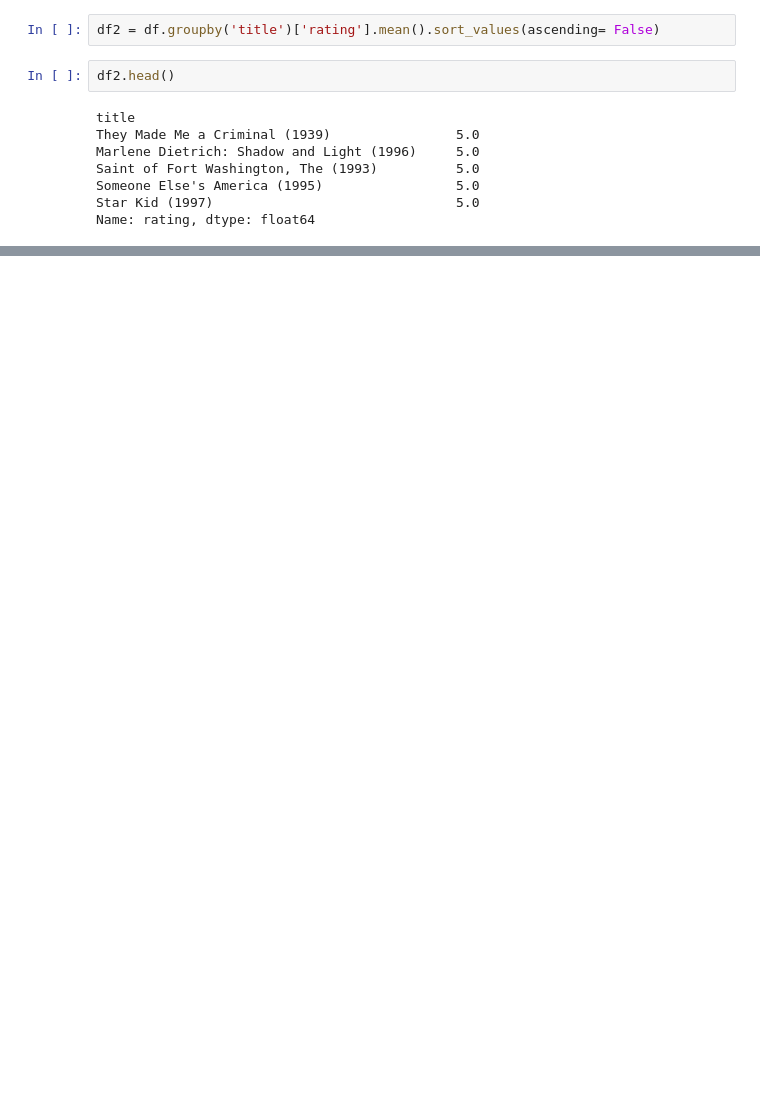
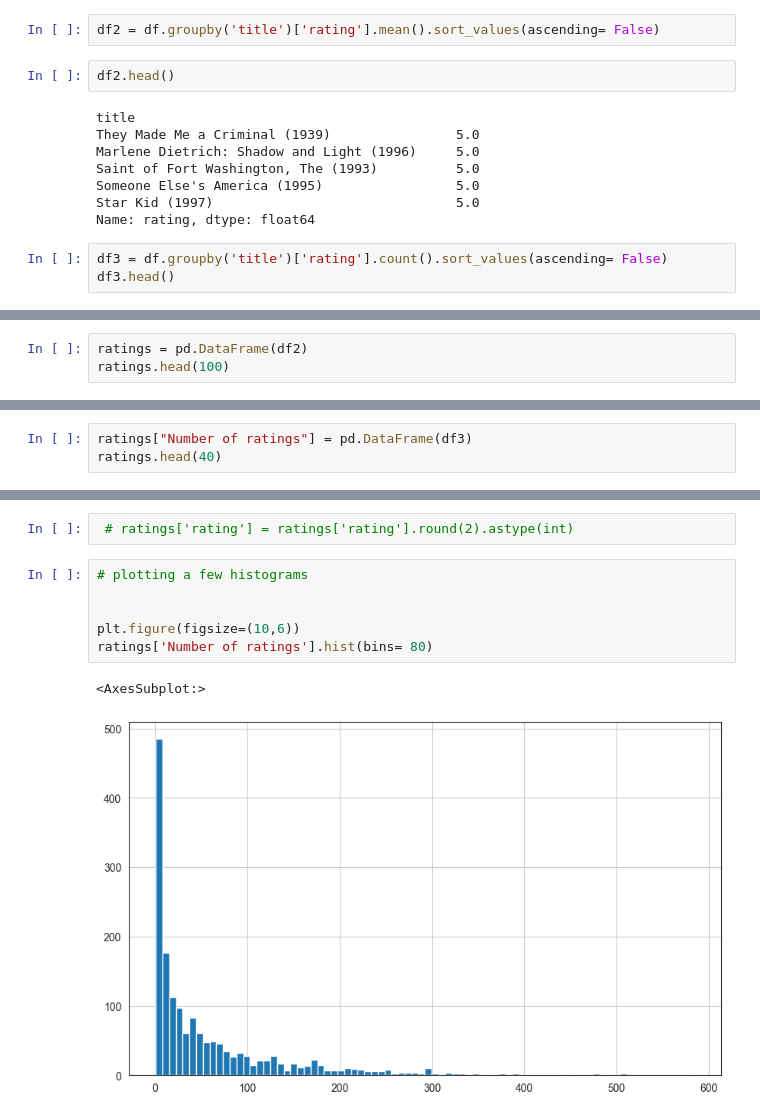
Before and after one commit to drigger091/Recomendation_engine_tryout, a Jupyter notebook: recommendation using correlation/engine.ipynb, the cells around one changed output, grey strips where cells are left out. Cells and saved outputs as stored; diff of their text form; blank space fills up the shorter version.

Commit message:
plotting graphs for EDA

```diff
--- a/recommendation using correlation/engine.ipynb
+++ b/recommendation using correlation/engine.ipynb
@@ -71,3 +74,6 @@ Saint of Fort Washington, The (1993)          5.0
 Someone Else's America (1995)                 5.0
 Star Kid (1997)                               5.0
 Name: rating, dtype: float64
+# %%
+df3 = df.groupby('title')['rating'].count().sort_values(ascending= False)
+df3.head()
@@ -73,0 +88,3 @@ Name: rating, dtype: float64
+# %%
+ratings = pd.DataFrame(df2)
+ratings.head(100)
@@ -73,0 +108,3 @@ Name: rating, dtype: float64
+# %%
+ratings["Number of ratings"] = pd.DataFrame(df3)
+ratings.head(40)
@@ -73,0 +130,11 @@ Name: rating, dtype: float64
+# %%
+ # ratings['rating'] = ratings['rating'].round(2).astype(int)
+# %%
+# plotting a few histograms
+
+
+plt.figure(figsize=(10,6))
+ratings['Number of ratings'].hist(bins= 80)
+# %% [output]
+<AxesSubplot:>
+[figure, added]
```
Also changed, not shown: parts of 6 cells of this notebook.
